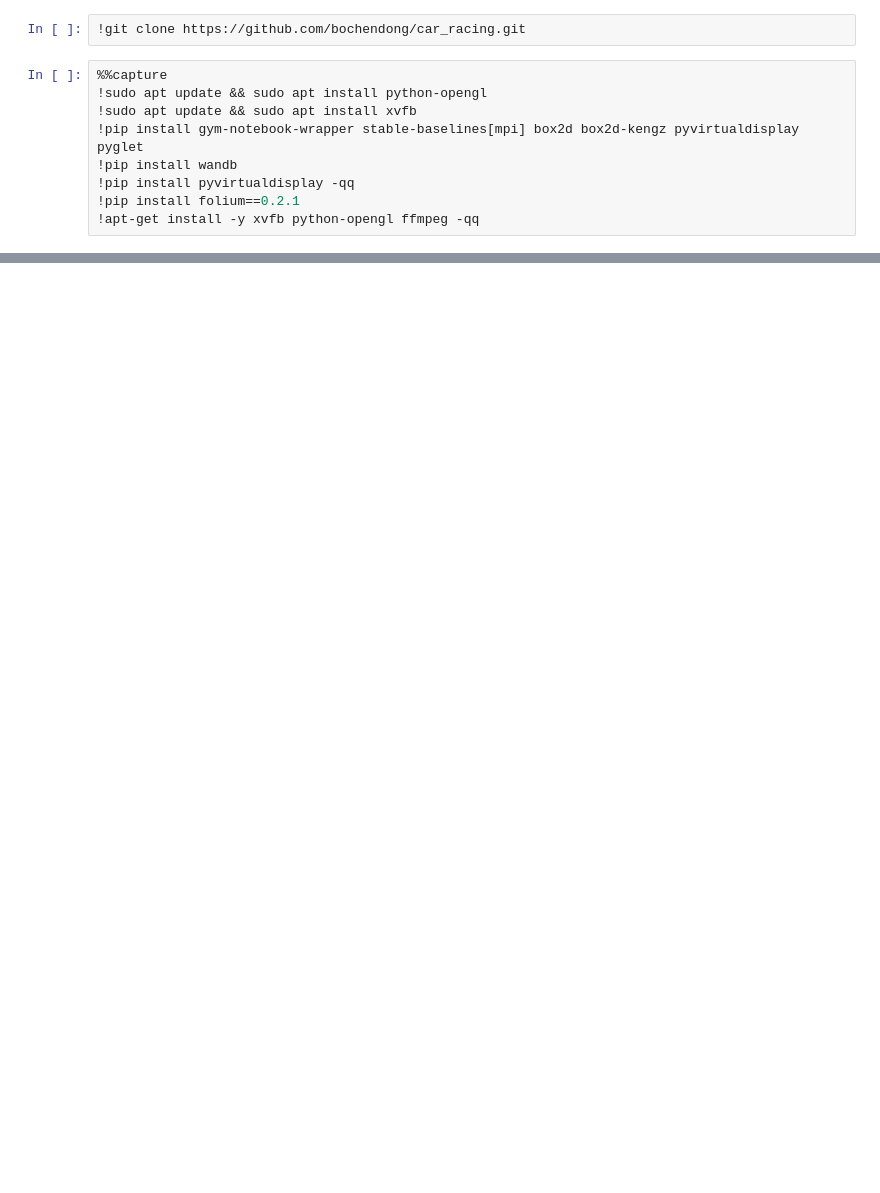
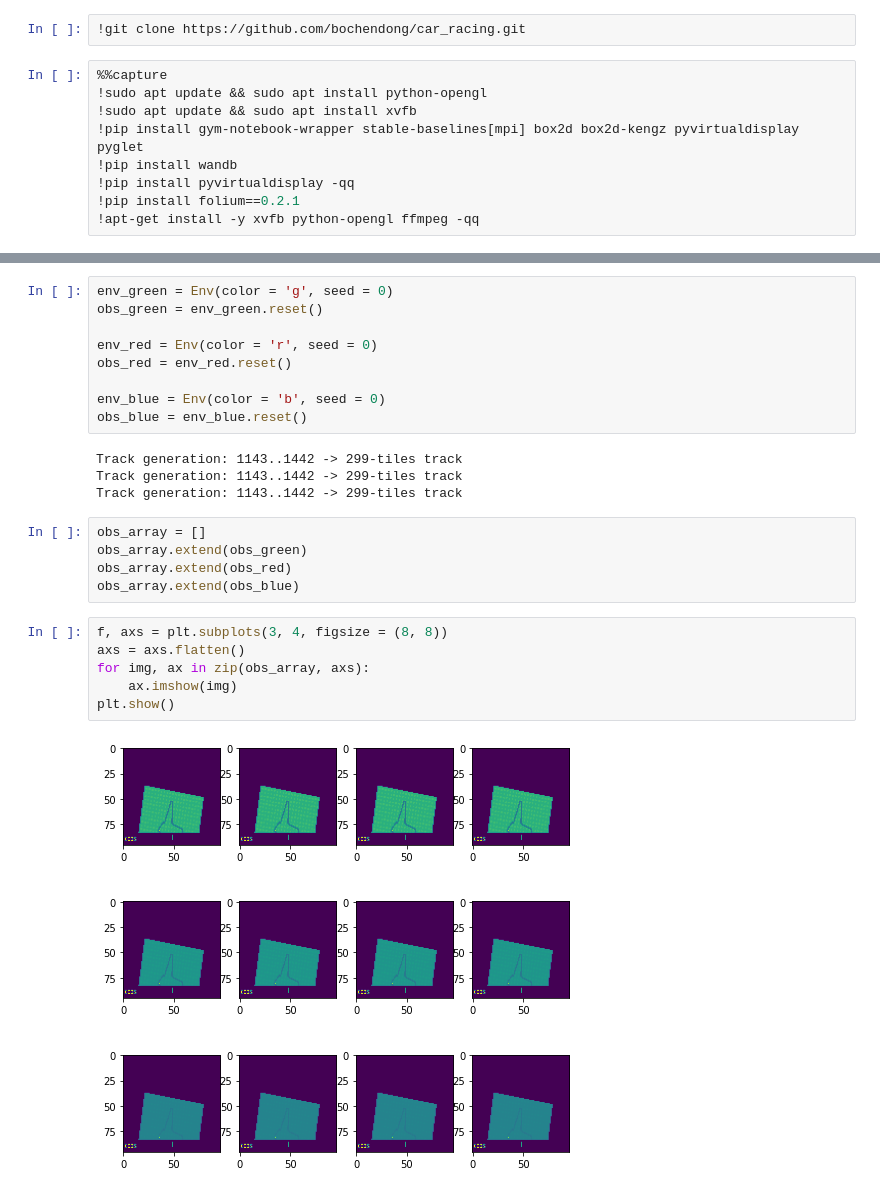
Before and after one commit to bochendong/Car_racing, a Jupyter notebook: car_racing_colab.ipynb, the cells around one changed output, grey strips where cells are left out. Drawn from its saved outputs; the diff is of its cells as text; blank space fills up the shorter version.

```diff
--- a/car_racing_colab.ipynb
+++ b/car_racing_colab.ipynb
@@ -77,0 +214,26 @@ for i in range (0, 40):
+# %%
+env_green = Env(color = 'g', seed = 0)
+obs_green = env_green.reset()
+
+env_red = Env(color = 'r', seed = 0)
+obs_red = env_red.reset()
+
+env_blue = Env(color = 'b', seed = 0)
+obs_blue = env_blue.reset()
+# %% [output]
+Track generation: 1143..1442 -> 299-tiles track
+Track generation: 1143..1442 -> 299-tiles track
+Track generation: 1143..1442 -> 299-tiles track
+# %%
+obs_array = []
+obs_array.extend(obs_green)
+obs_array.extend(obs_red)
+obs_array.extend(obs_blue)
+# %%
+f, axs = plt.subplots(3, 4, figsize = (8, 8))
+axs = axs.flatten()
+for img, ax in zip(obs_array, axs):
+    ax.imshow(img)
+plt.show()
+# %% [output]
+[figure, added]
```
Also changed, not shown: parts of 24 cells of this notebook.
